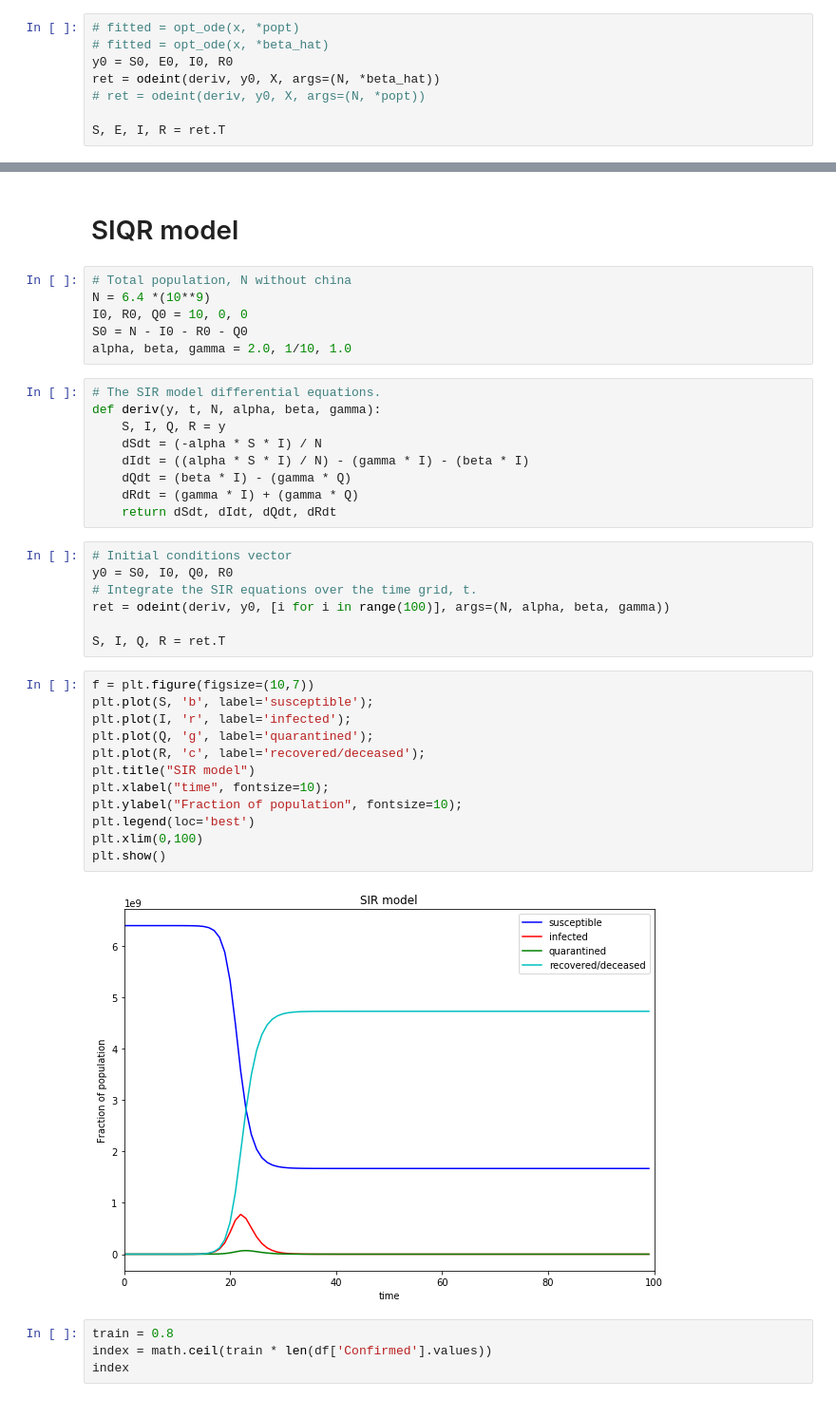
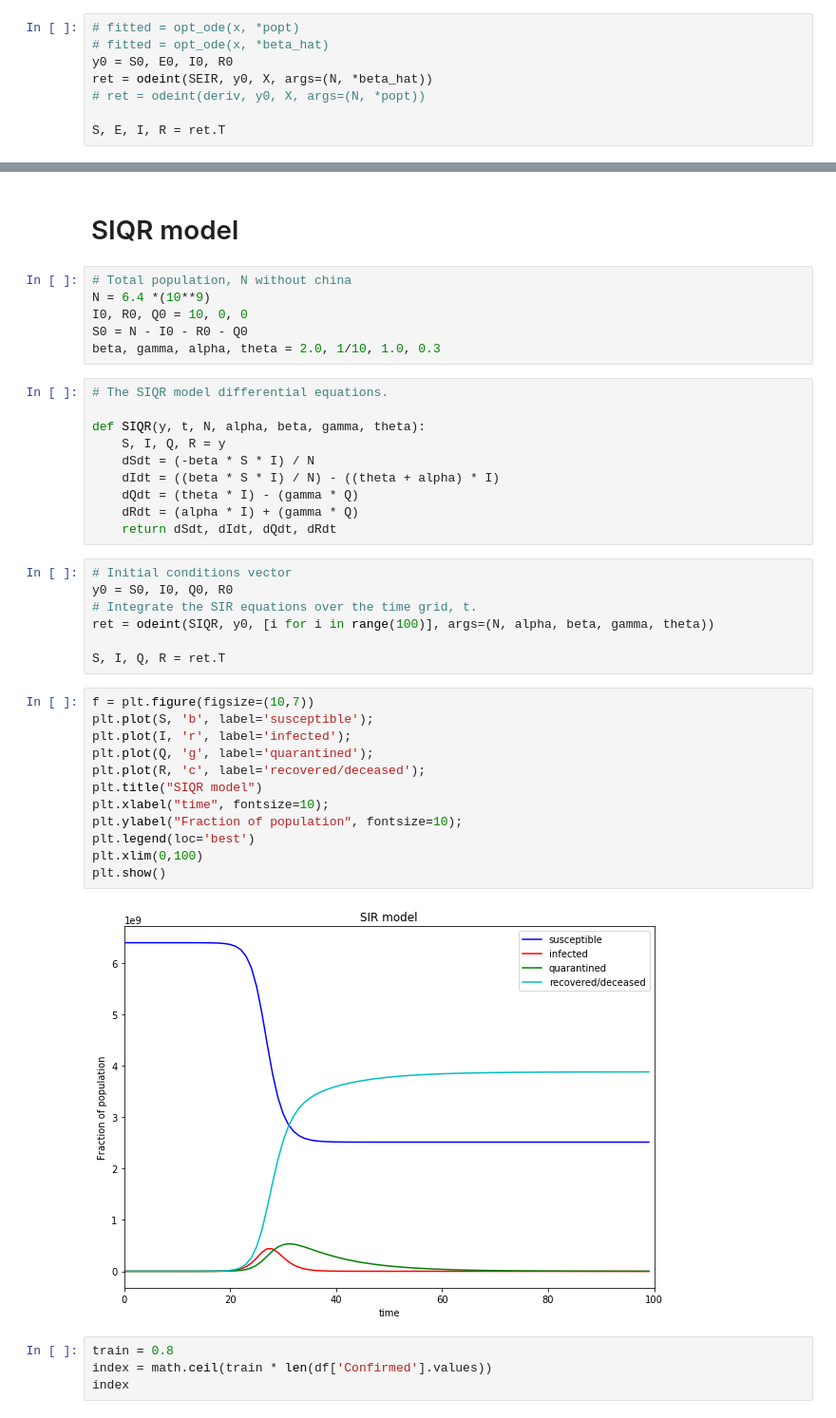
Before and after one commit to Aveek-Saha/CovidAnalysis, a Jupyter notebook: Epidemiology_modeling .ipynb, the cells around one changed output, grey strips where cells are left out. Shown at 95% size. Drawn from its saved outputs; the diff is of its cells as text.

Commit message:
Rename model functions

```diff
--- a/Epidemiology_modeling .ipynb
+++ b/Epidemiology_modeling .ipynb
@@ -665,7 +665,7 @@ print(result)
 # fitted = opt_ode(x, *popt)
 # fitted = opt_ode(x, *beta_hat)
 y0 = S0, E0, I0, R0
-ret = odeint(deriv, y0, X, args=(N, *beta_hat))
+ret = odeint(SEIR, y0, X, args=(N, *beta_hat))
 # ret = odeint(deriv, y0, X, args=(N, *popt))
 
 S, E, I, R = ret.T
@@ -694,37 +694,38 @@ print(rmsle)
 N = 6.4 *(10**9)
 I0, R0, Q0 = 10, 0, 0
 S0 = N - I0 - R0 - Q0
-alpha, beta, gamma = 2.0, 1/10, 1.0
+beta, gamma, alpha, theta = 2.0, 1/10, 1.0, 0.3
 # %%
-# The SIR model differential equations.
-def deriv(y, t, N, alpha, beta, gamma):
+# The SIQR model differential equations.
+
+def SIQR(y, t, N, alpha, beta, gamma, theta):
     S, I, Q, R = y
-    dSdt = (-alpha * S * I) / N
-    dIdt = ((alpha * S * I) / N) - (gamma * I) - (beta * I)
-    dQdt = (beta * I) - (gamma * Q)
-    dRdt = (gamma * I) + (gamma * Q)
+    dSdt = (-beta * S * I) / N
+    dIdt = ((beta * S * I) / N) - ((theta + alpha) * I)
+    dQdt = (theta * I) - (gamma * Q)
+    dRdt = (alpha * I) + (gamma * Q)
     return dSdt, dIdt, dQdt, dRdt
 # %%
 # Initial conditions vector
 y0 = S0, I0, Q0, R0
 # Integrate the SIR equations over the time grid, t.
-ret = odeint(deriv, y0, [i for i in range(100)], args=(N, alpha, beta, gamma))
+ret = odeint(SIQR, y0, [i for i in range(100)], args=(N, alpha, beta, gamma, theta))
 
 S, I, Q, R = ret.T
 # %%
 f = plt.figure(figsize=(10,7))
 plt.plot(S, 'b', label='susceptible');
 plt.plot(I, 'r', label='infected');
 plt.plot(Q, 'g', label='quarantined');
 plt.plot(R, 'c', label='recovered/deceased');
-plt.title("SIR model")
+plt.title("SIQR model")
 plt.xlabel("time", fontsize=10);
 plt.ylabel("Fraction of population", fontsize=10);
 plt.legend(loc='best')
 plt.xlim(0,100)
 plt.show()
 # %% [output]
-[figure, old version]
+[figure, new version]
 # %%
 train = 0.8
 index = math.ceil(train * len(df['Confirmed'].values))
```
Also changed, not shown: parts of 45 cells of this notebook.
